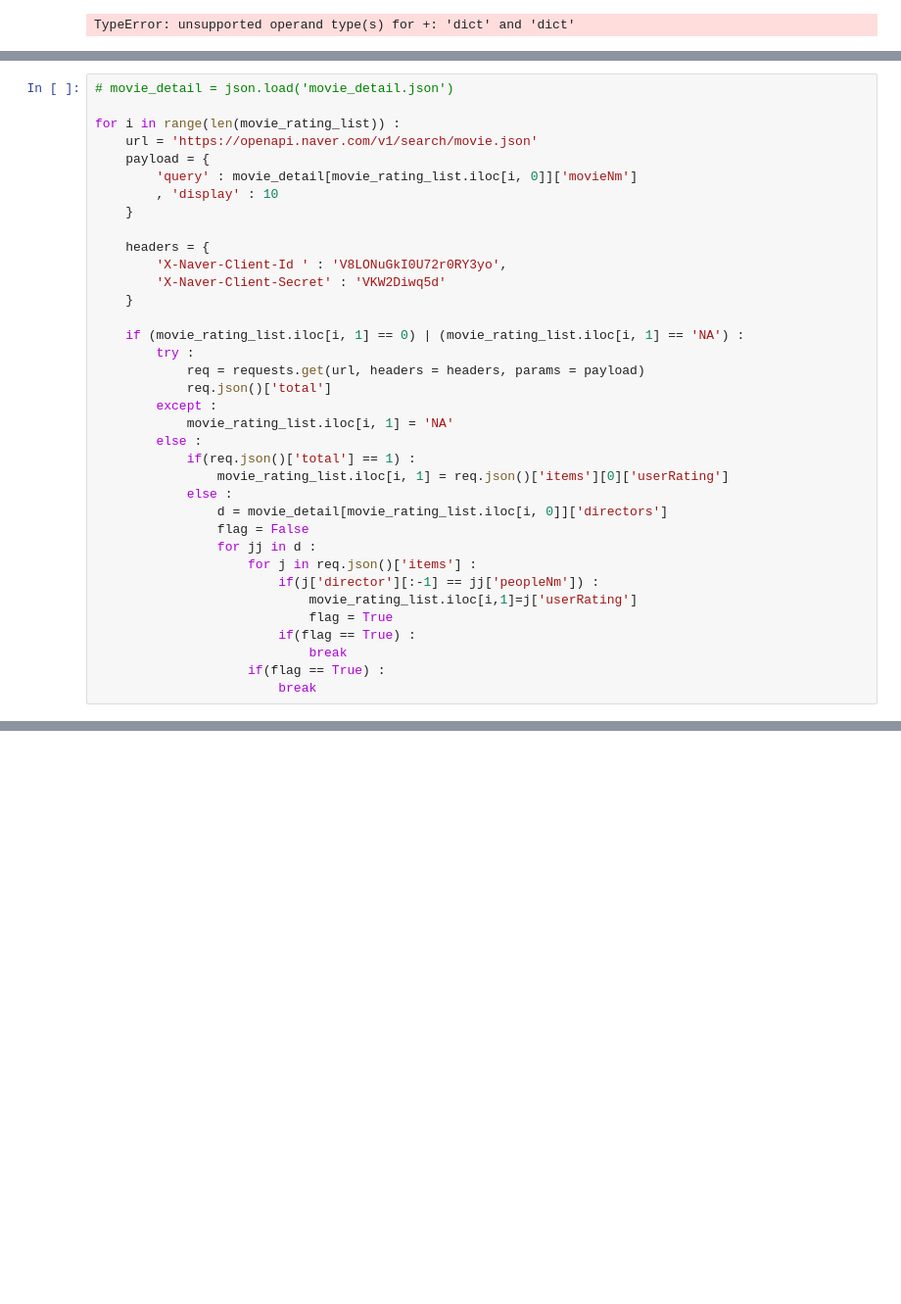
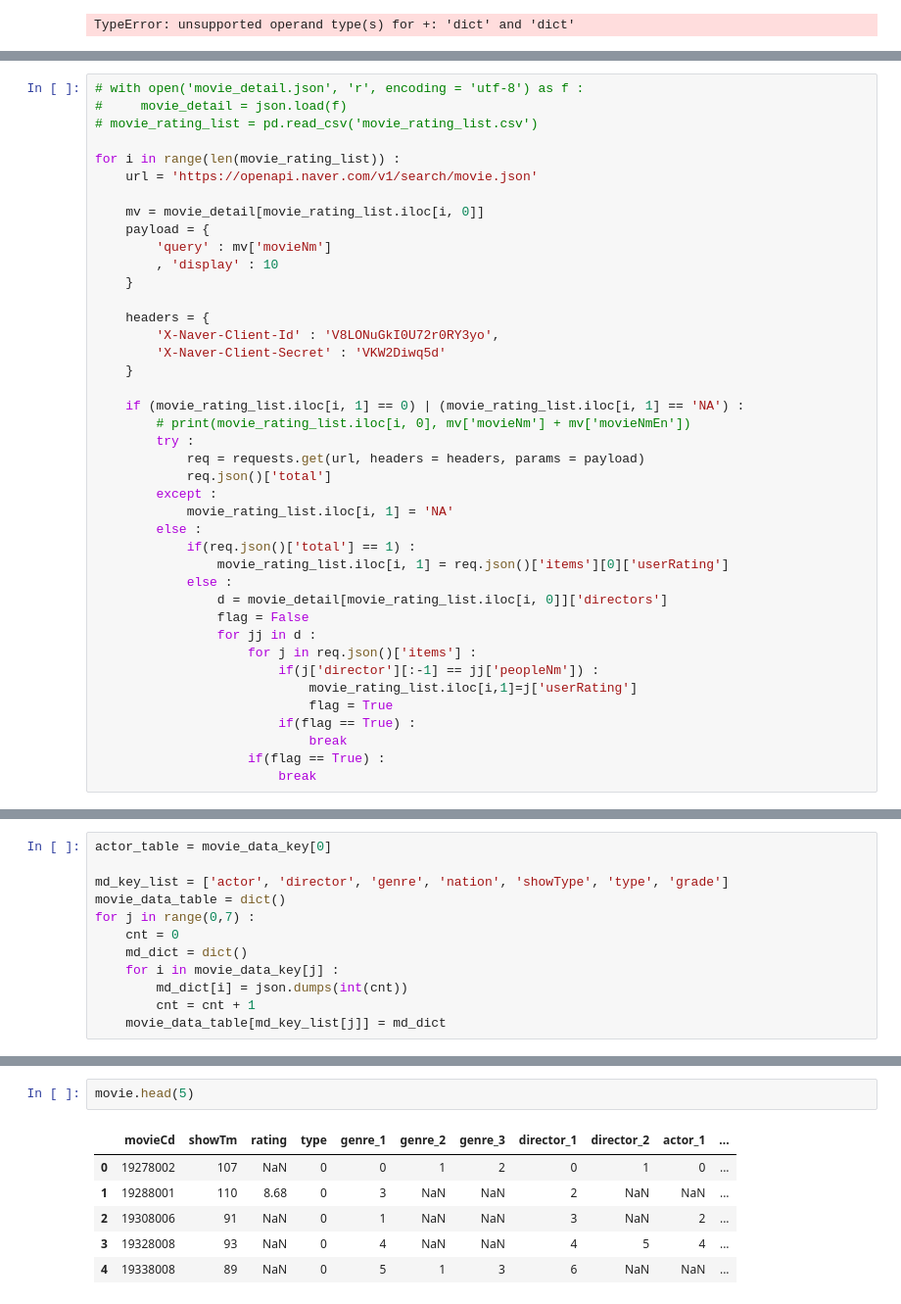
Before and after one commit to younghk/2019_Project_Graduation, a Jupyter notebook: Data_Preprocessing.ipynb, the cells around one changed output, grey strips where cells are left out. Shown at 98% size. Drawn from its saved outputs; the diff is of its cells as text; blank space fills up the shorter version.

```diff
--- a/Data_Preprocessing.ipynb
+++ b/Data_Preprocessing.ipynb
@@ -165,19 +177,24 @@ with open('movie_detail', 'w', encoding = 'utf-8') as output :
 # %%
-# movie_detail = json.load('movie_detail.json')
+# with open('movie_detail.json', 'r', encoding = 'utf-8') as f :
+#     movie_detail = json.load(f)
+# movie_rating_list = pd.read_csv('movie_rating_list.csv')
 
 for i in range(len(movie_rating_list)) :
     url = 'https://openapi.naver.com/v1/search/movie.json'
+
+    mv = movie_detail[movie_rating_list.iloc[i, 0]]
     payload = {
-        'query' : movie_detail[movie_rating_list.iloc[i, 0]]['movieNm']
+        'query' : mv['movieNm']
         , 'display' : 10
     }
 
     headers = {
-        'X-Naver-Client-Id ' : 'V8LONuGkI0U72r0RY3yo',
+        'X-Naver-Client-Id' : 'V8LONuGkI0U72r0RY3yo',
         'X-Naver-Client-Secret' : 'VKW2Diwq5d'
     }
 
     if (movie_rating_list.iloc[i, 1] == 0) | (movie_rating_list.iloc[i, 1] == 'NA') :
+        # print(movie_rating_list.iloc[i, 0], mv['movieNm'] + mv['movieNmEn'])
         try :
             req = requests.get(url, headers = headers, params = payload)
             req.json()['total']
@@ -203,0 +510,12 @@ NameError: name 'mrl1' is not defined
+# %%
+actor_table = movie_data_key[0]
+
+md_key_list = ['actor', 'director', 'genre', 'nation', 'showType', 'type', 'grade']
+movie_data_table = dict()
+for j in range(0,7) :
+    cnt = 0
+    md_dict = dict()
+    for i in movie_data_key[j] :
+        md_dict[i] = json.dumps(int(cnt))
+        cnt = cnt + 1
+    movie_data_table[md_key_list[j]] = md_dict
@@ -203,0 +807,9 @@ NameError: name 'mrl1' is not defined
+# %%
+movie.head(5)
+# %% [output]
+|  | movieCd | showTm | rating | type | genre_1 | genre_2 | genre_3 | director_1 | director_2 | actor_1 | ... |
+| 0 | 19278002 | 107 | NaN | 0 | 0 | 1 | 2 | 0 | 1 | 0 | ... |
+| 1 | 19288001 | 110 | 8.68 | 0 | 3 | NaN | NaN | 2 | NaN | NaN | ... |
+| 2 | 19308006 | 91 | NaN | 0 | 1 | NaN | NaN | 3 | NaN | 2 | ... |
+| 3 | 19328008 | 93 | NaN | 0 | 4 | NaN | NaN | 4 | 5 | 4 | ... |
+| 4 | 19338008 | 89 | NaN | 0 | 5 | 1 | 3 | 6 | NaN | NaN | ... |
```
Also changed, not shown: parts of 27 cells of this notebook, 1 other file.
